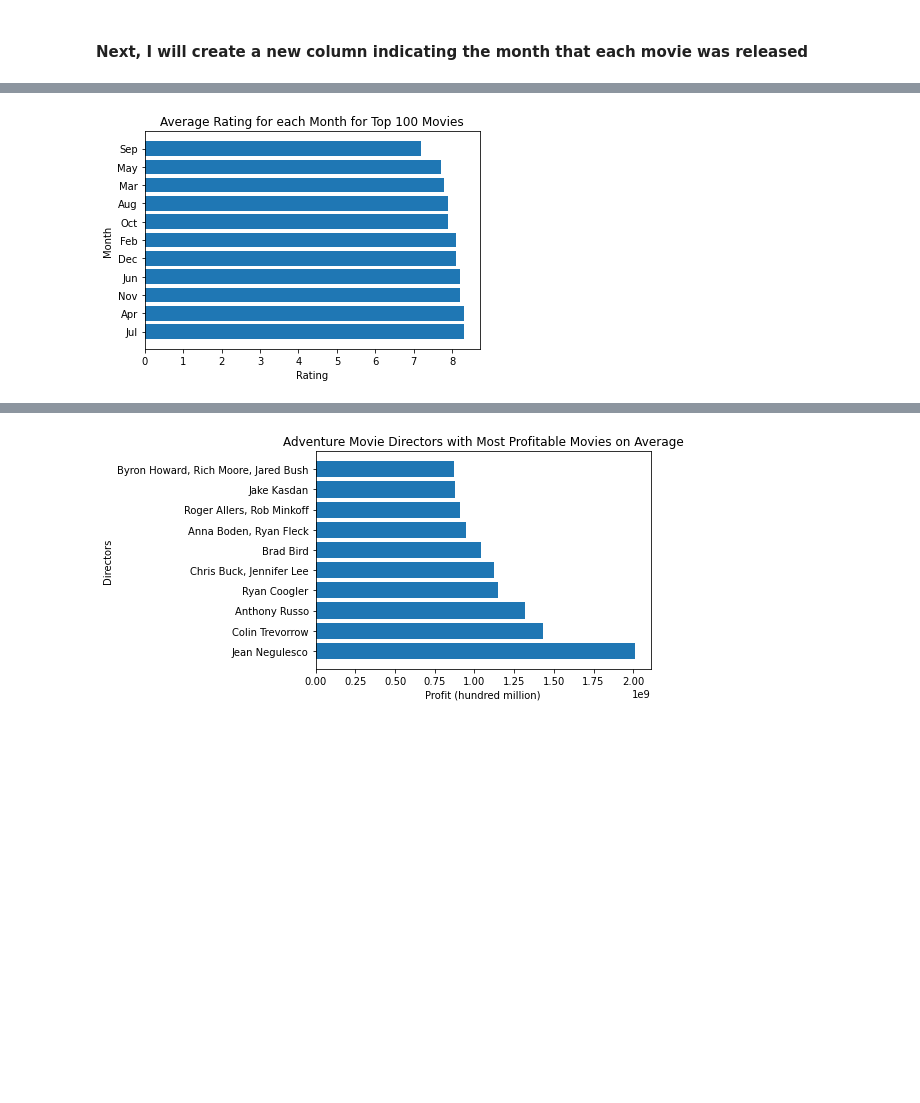
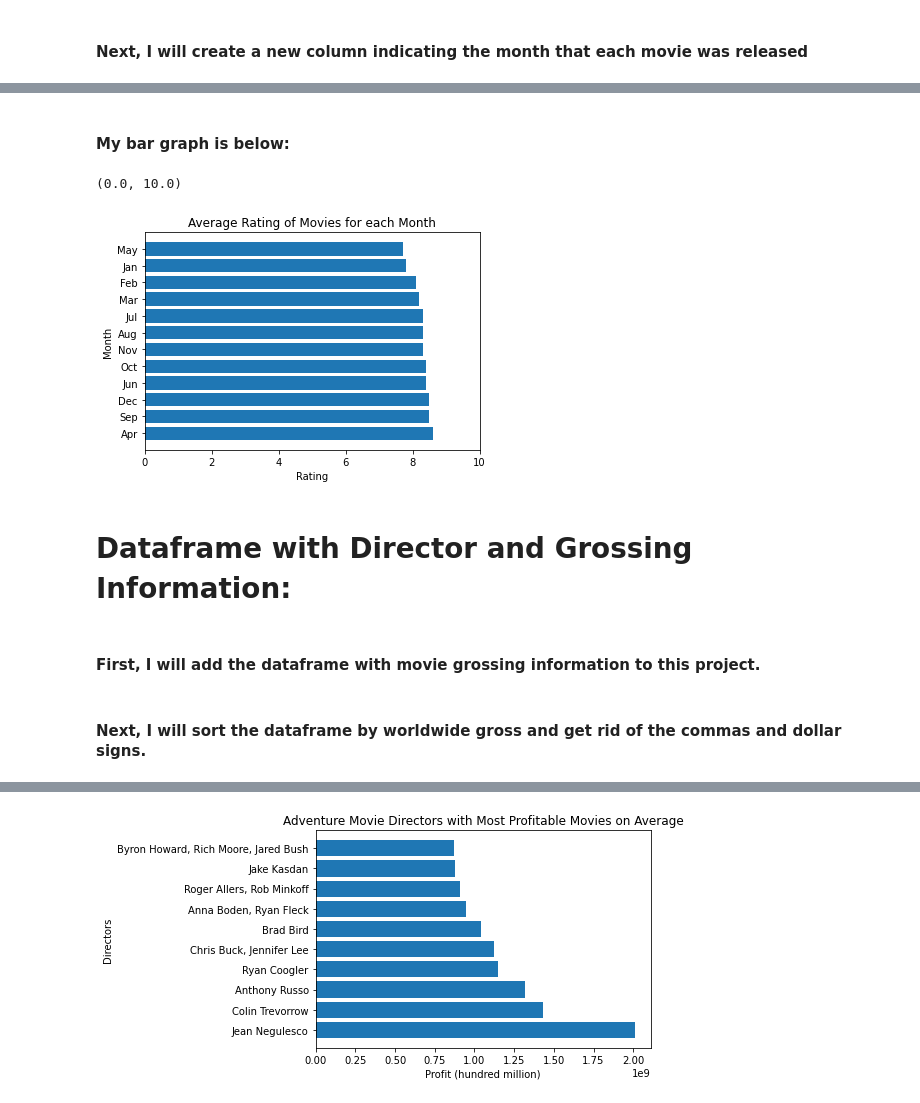
Before and after one commit to eaiturbe/microsoft_movie_analysis, a Jupyter notebook: project_wt.ipynb, the cells around one changed output, grey strips where cells are left out. Drawn from its saved outputs; the diff is of its cells as text; code cells hidden in the pictures; blank space fills up the shorter version.

```diff
--- a/project_wt.ipynb
+++ b/project_wt.ipynb
@@ -45,5 +23,6 @@ new_df = df[df['vote_count'] > 10000]
+# %%
+new_df = dff[dff['vote_count'] > 1000]
 # %% [markdown]
 #### Next, I will create a new column indicating the month that each movie was released
 # %%
-highest_vote_average['release_month'] = highest_vote_average['release_date']
-highest_vote_average['release_month'] = highest_vote_average['release_date'].str[5:7]
+new_df['release_month'] = new_df['release_date'].str[5:7]
@@ -52,3 +37,3 @@ highest_vote_average['release_month'] = highest_vote_average['release_date'].str
 # %%
-highest_vote_average = highest_vote_average.sort_values('vote_average', ascending = False)
-highest_vote_average = highest_vote_average.head(100)
+highest_vote_average = new_df.sort_values('vote_average', ascending = False)
+highest_vote_average = highest_vote_average.head(1000)
@@ -54,0 +42,13 @@ highest_vote_average = highest_vote_average.head(100)
+# %%
+highest_vote_average['release_month'] = highest_vote_average['release_month'].replace(['01'], 'Jan')
+highest_vote_average['release_month'] = highest_vote_average['release_month'].replace(['02'], 'Feb')
+highest_vote_average['release_month'] = highest_vote_average['release_month'].replace(['03'], 'Mar')
+highest_vote_average['release_month'] = highest_vote_average['release_month'].replace(['04'], 'Apr')
+highest_vote_average['release_month'] = highest_vote_average['release_month'].replace(['05'], 'May')
+highest_vote_average['release_month'] = highest_vote_average['release_month'].replace(['06'], 'Jun')
+highest_vote_average['release_month'] = highest_vote_average['release_month'].replace(['07'], 'Jul')
+highest_vote_average['release_month'] = highest_vote_average['release_month'].replace(['08'], 'Aug')
+highest_vote_average['release_month'] = highest_vote_average['release_month'].replace(['09'], 'Sep')
+highest_vote_average['release_month'] = highest_vote_average['release_month'].replace(['10'], 'Oct')
+highest_vote_average['release_month'] = highest_vote_average['release_month'].replace(['11'], 'Nov')
+highest_vote_average['release_month'] = highest_vote_average['release_month'].replace(['12'], 'Dec')
@@ -83,8 +73,16 @@ highest_vote_average['release_month'] = highest_vote_average['release_month'].re
+# %% [markdown]
+#### My bar graph is below:
 # %%
 bar2 = plt.barh(highest_vote_average['release_month'], highest_vote_average['vote_average'])
-plt.title('Average Rating for each Month for Top 100 Movies')
+plt.title('Average Rating of Movies for each Month')
 plt.xlabel('Rating')
 plt.ylabel('Month')
 plt.savefig("images/Month_and_Rating")
+plt.xlim([0, 10])
 # %% [output]
+(0.0, 10.0)
-[figure, old version]
+[figure, new version]
+# %% [markdown]
+# Dataframe with Director and Grossing Information:
+# %% [markdown]
+#### First, I will add the dataframe with movie grossing information to this project.
@@ -90,0 +91,2 @@ plt.savefig("images/Month_and_Rating")
+# %% [markdown]
+#### Next, I will sort the dataframe by worldwide gross and get rid of the commas and dollar signs.
```
Also changed, not shown: parts of 35 cells of this notebook.
